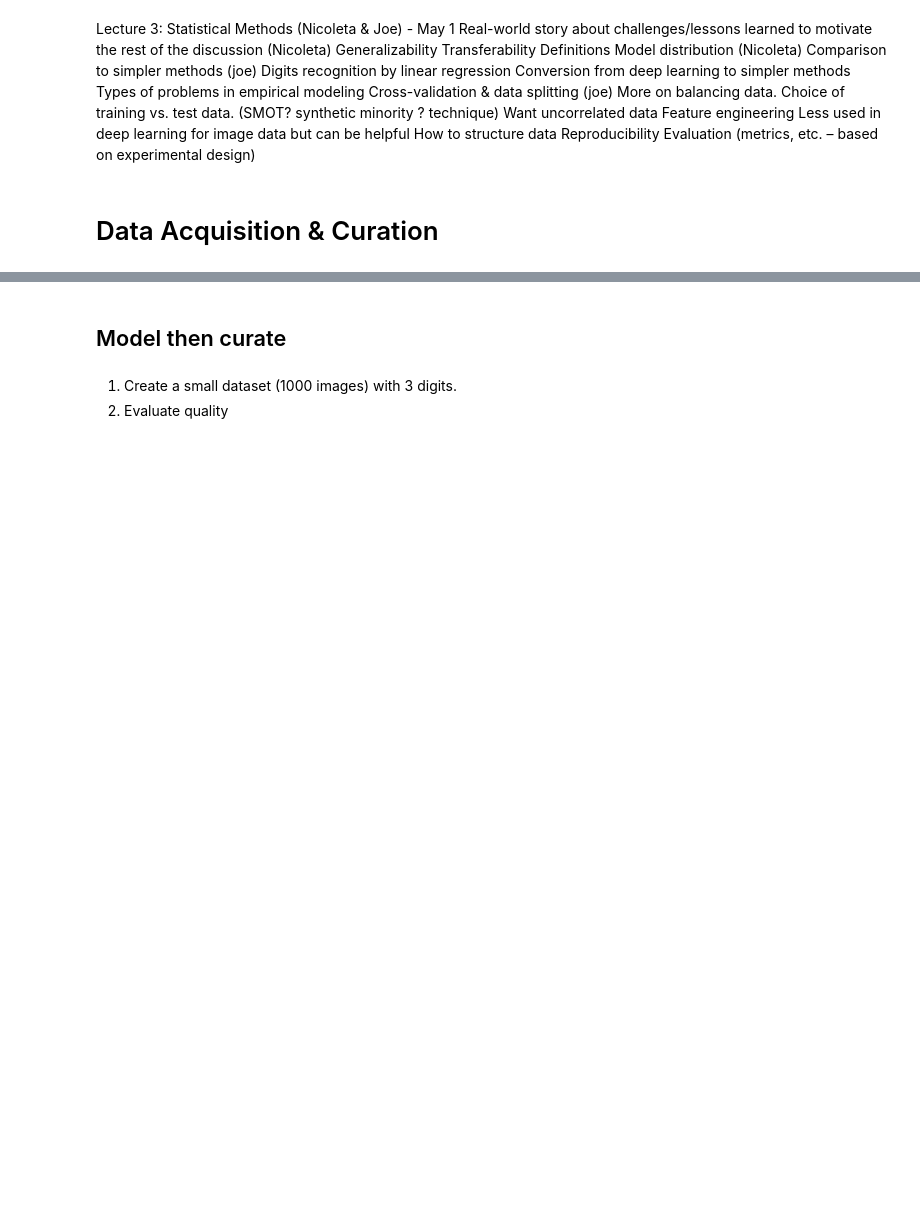
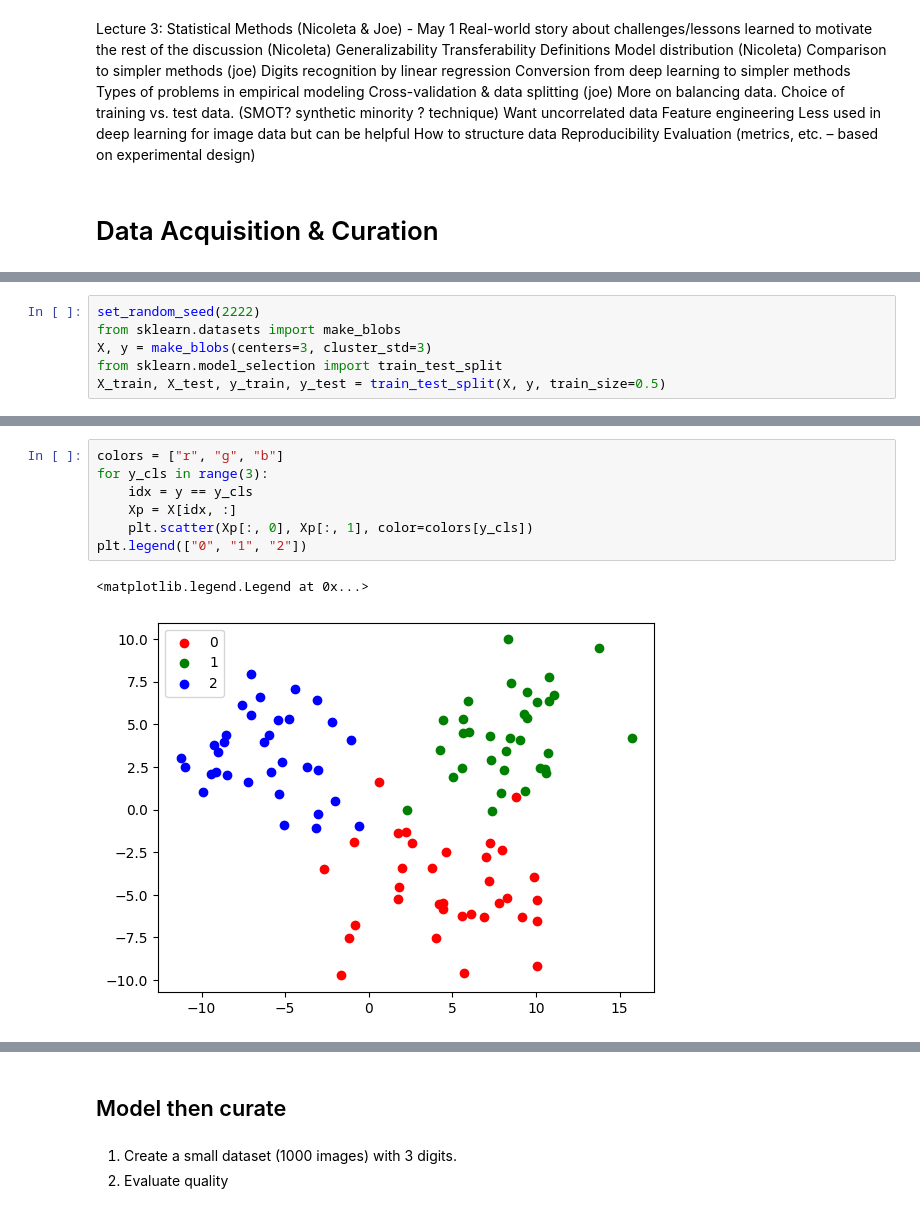
Before and after one commit to joseph-hellerstein/keras, a Jupyter notebook: notebooks/model_selection_evaluation_pt1.ipynb, the cells around one changed output, grey strips where cells are left out. Saved outputs shown, nothing was run; the diff lists cells and outputs as text; blank space fills up the shorter version.

```diff
--- a/notebooks/model_selection_evaluation_pt1.ipynb
+++ b/notebooks/model_selection_evaluation_pt1.ipynb
@@ -85,0 +98,6 @@ Type:      method
+# %%
+set_random_seed(2222)
+from sklearn.datasets import make_blobs
+X, y = make_blobs(centers=3, cluster_std=3)
+from sklearn.model_selection import train_test_split
+X_train, X_test, y_train, y_test = train_test_split(X, y, train_size=0.5)
@@ -85,0 +108,10 @@ Type:      method
+# %%
+colors = ["r", "g", "b"]
+for y_cls in range(3):
+    idx = y == y_cls
+    Xp = X[idx, :]
+    plt.scatter(Xp[:, 0], Xp[:, 1], color=colors[y_cls])
+plt.legend(["0", "1", "2"])
+# %% [output]
+<matplotlib.legend.Legend at 0x...>
+[figure, added]
```
Also changed, not shown: parts of 32 cells of this notebook, 2 other files.
